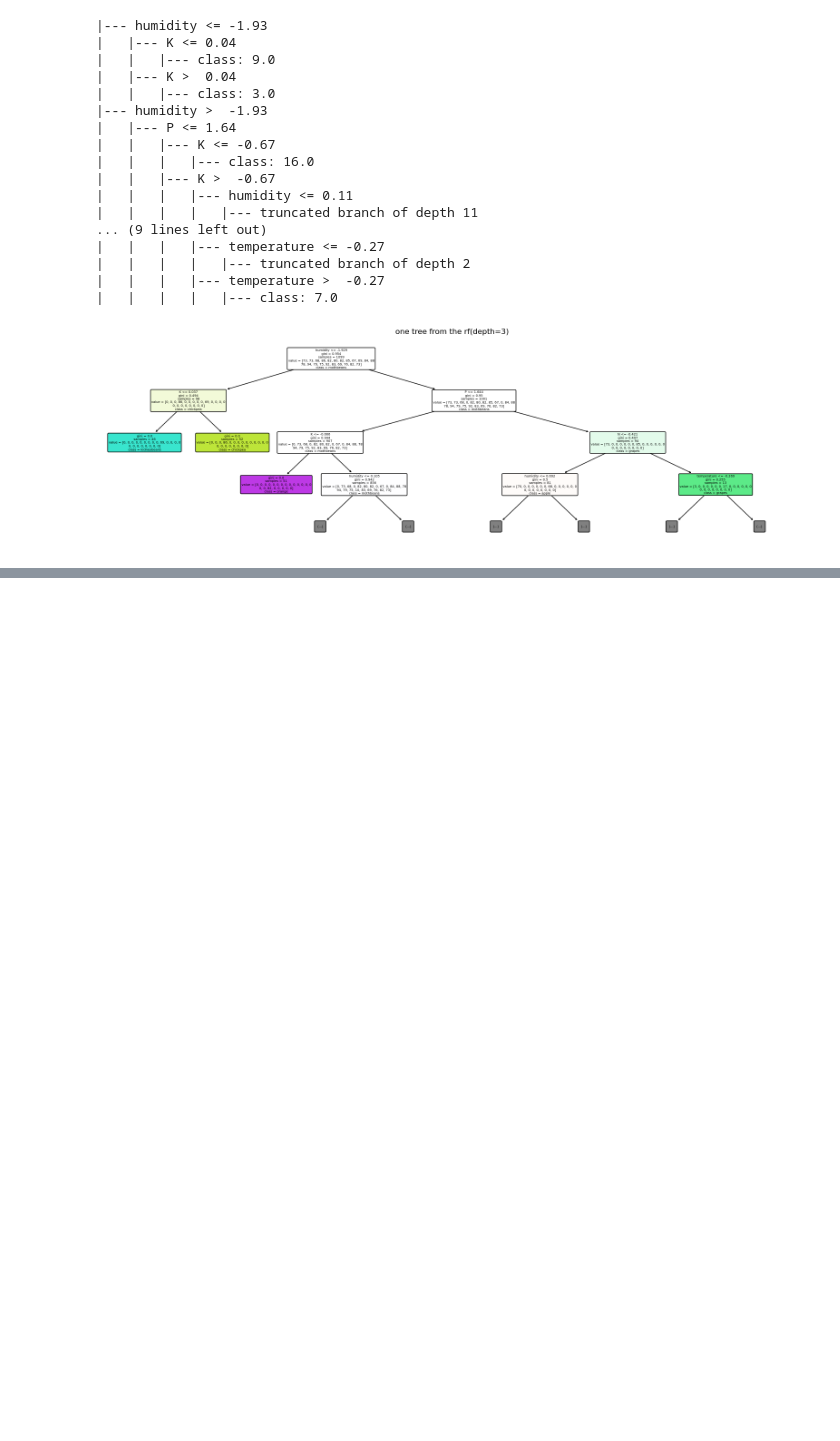
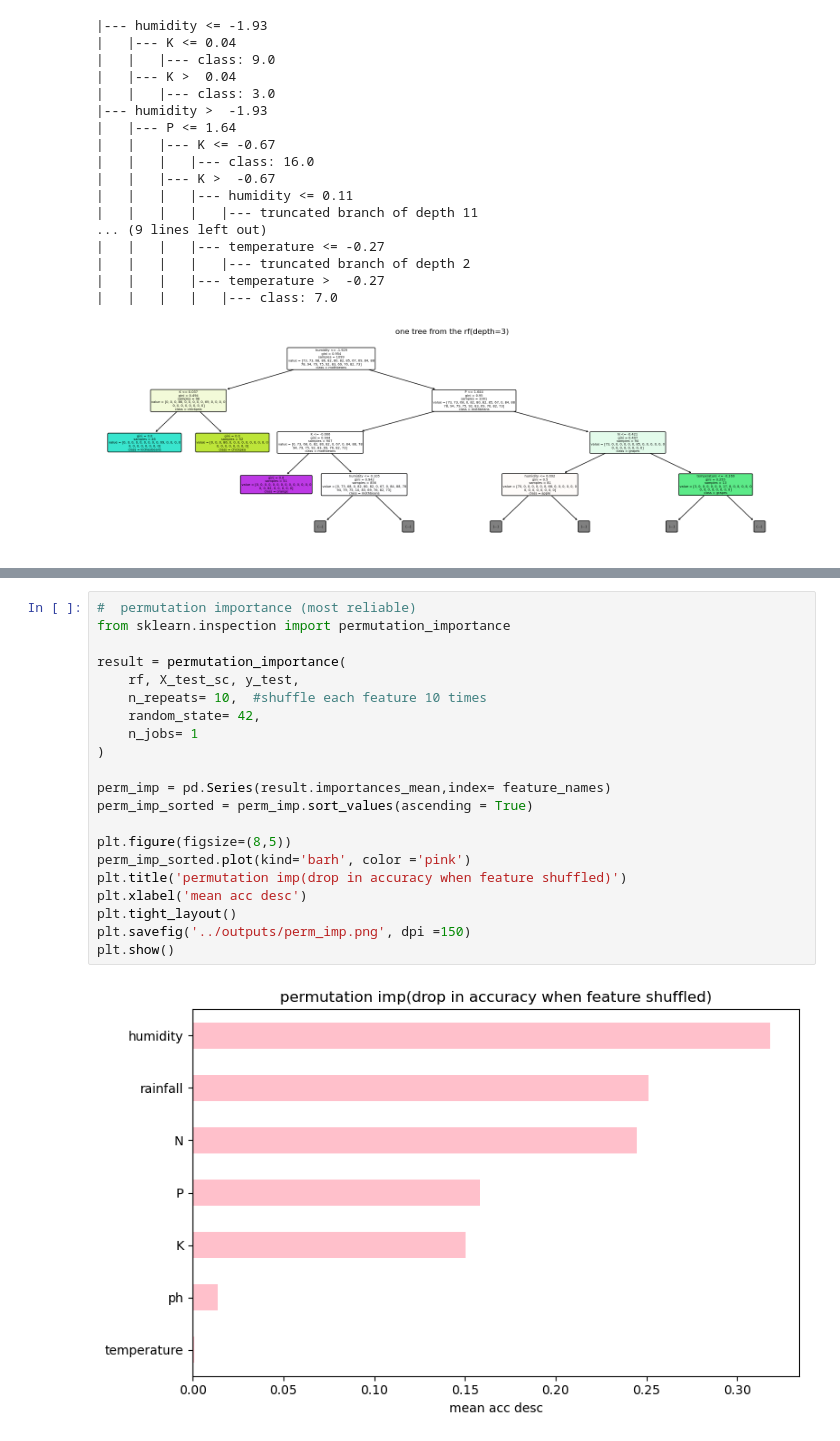
Before and after one commit to pavani3011/AGRI-API-PROJECT, a Jupyter notebook: notebooks/crop_pipeline.ipynb, the cells around one changed output, grey strips where cells are left out. Drawn from its saved outputs; the diff is of its cells as text; blank space fills up the shorter version.

```diff
--- a/notebooks/crop_pipeline.ipynb
+++ b/notebooks/crop_pipeline.ipynb
@@ -580,0 +674,23 @@ plt.savefig("../outputs/one_tree.png", dpi=120, bbox_inches ='tight')
+# %%
+#  permutation importance (most reliable)
+from sklearn.inspection import permutation_importance
+
+result = permutation_importance(
+    rf, X_test_sc, y_test,
+    n_repeats= 10,  #shuffle each feature 10 times
+    random_state= 42,
+    n_jobs= 1
+)
+
+perm_imp = pd.Series(result.importances_mean,index= feature_names)
+perm_imp_sorted = perm_imp.sort_values(ascending = True)
+
+plt.figure(figsize=(8,5))
+perm_imp_sorted.plot(kind='barh', color ='pink')
+plt.title('permutation imp(drop in accuracy when feature shuffled)')
+plt.xlabel('mean acc desc')
+plt.tight_layout()
+plt.savefig('../outputs/perm_imp.png', dpi =150)
+plt.show()
+# %% [output]
+[figure, added]
```
Also changed, not shown: parts of 8 cells of this notebook, 3 other files.
